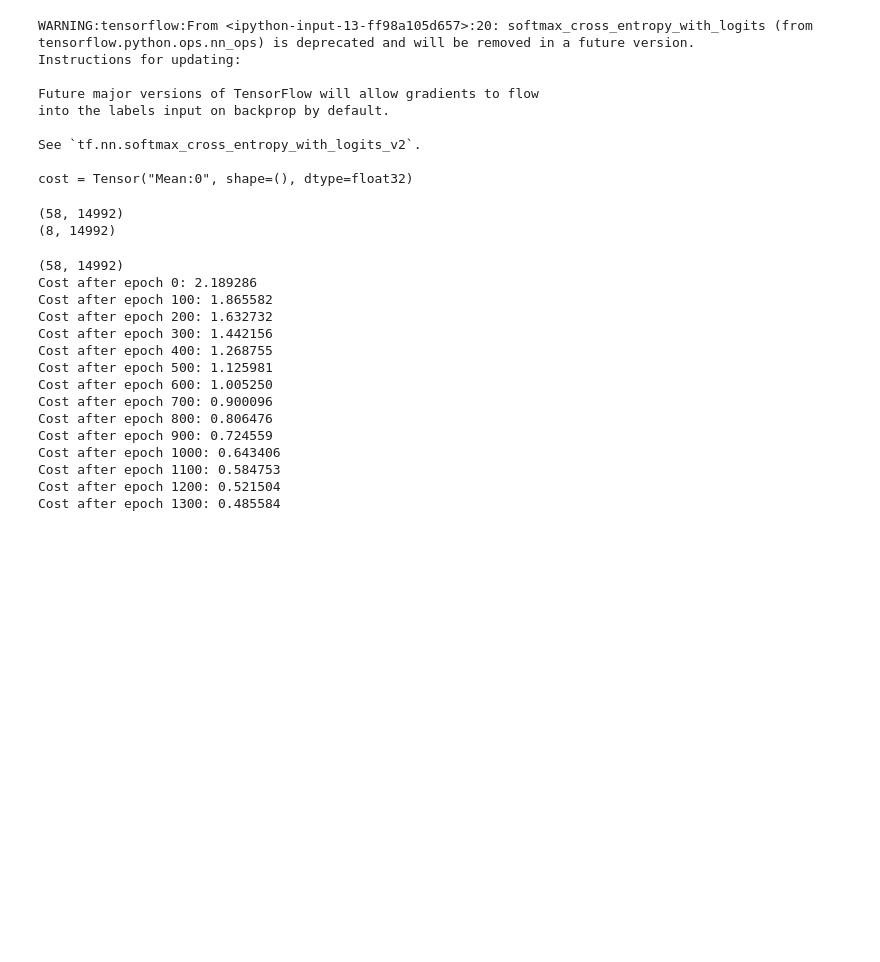
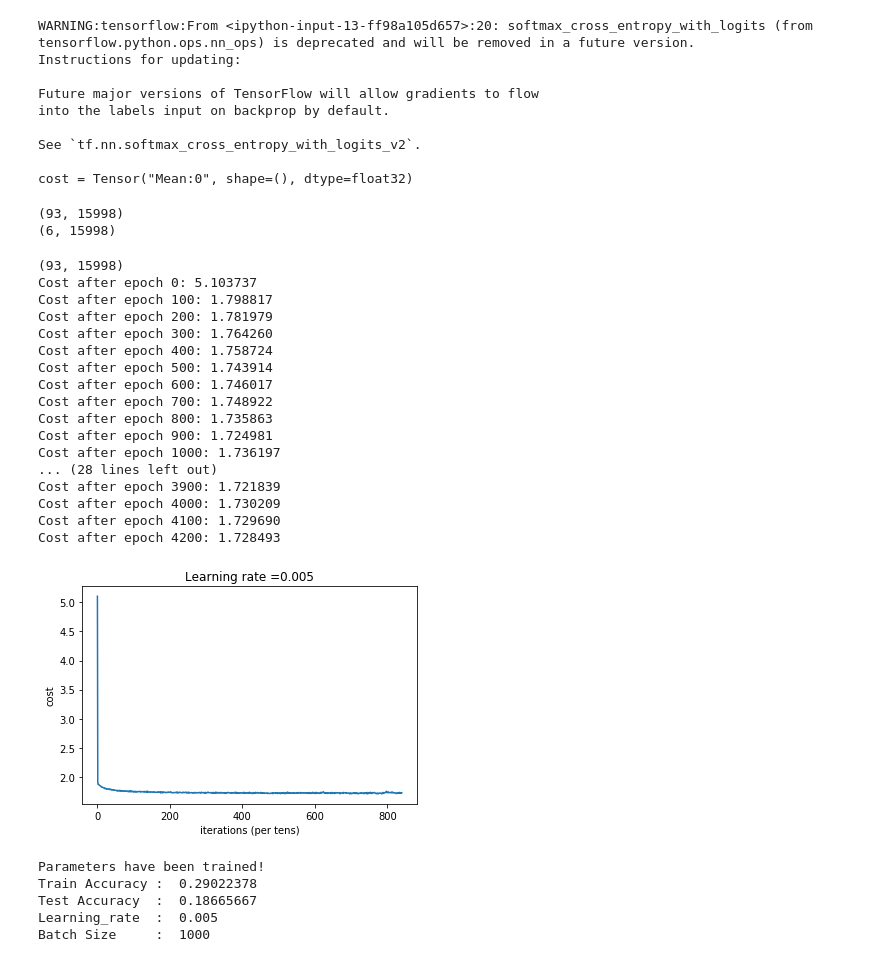
Before and after one commit to sayalideo/Job-Role-Prediction-, a Jupyter notebook: iPy/ANN.ipynb, the cells around one changed output. Cells and saved outputs as stored; diff of their text form; code cells hidden in the pictures; blank space fills up the shorter version.

```diff
--- a/iPy/ANN.ipynb
+++ b/iPy/ANN.ipynb
@@ -29,9 +29,9 @@ print(train_set.shape,test_set.shape)
 # %%
-X_train = train_set.iloc[:,:58]
-Y_train = train_set.iloc[:,58:]
+X_train = train_set.iloc[:,:93]
+Y_train = train_set.iloc[:,93:]
 
-X_test  = test_set.iloc[:,:58]
-Y_test  = test_set.iloc[:,58:]
+X_test  = test_set.iloc[:,:93]
+Y_test  = test_set.iloc[:,93:]
 # %%
 # Explore your dataset
 # X_train = X_train.T
@@ -292,21 +307,22 @@ def forward_propagation(X, parameters):
 
 
     ### START CODE HERE ### (approx. 5 lines)              # Numpy Equivalents:
-    Z1 = tf.add(tf.matmul(W1,X),b1)                        # Z1 = np.dot(W1, X) + b1
+    keep_prob = 0.75
+    Z1 = tf.add(tf.matmul(tf.nn.dropout(W1, keep_prob),X),b1)                        # Z1 = np.dot(W1, X) + b1
     A1 = tf.nn.relu(Z1)                                    # A1 = relu(Z1)
     Z2 = tf.add(tf.matmul(W2,A1),b2)                       # Z2 = np.dot(W2, a1) + b2
     A2 = tf.nn.relu(Z2)                                    # A2 = relu(Z2)
-    Z3 = tf.add(tf.matmul(W3,A2),b3)                       # Z3 = np.dot(W3,a2) + b3
-    A3 = tf.nn.relu(Z3)                                    # A3 = relu(Z3)
+    Z3 = tf.add(tf.matmul(tf.nn.dropout(W3, keep_prob),A2),b3)                       # Z3 = np.dot(W3,a2) + b3
+    A3 = tf.nn.relu(Z3)                                  # A3 = relu(Z3)
     Z4 = tf.add(tf.matmul(W4,A3),b4)                       # Z4 = np.dot(W4,a3) + b4
     A4 = tf.nn.relu(Z4)                                    # A4 = relu(Z4)
-    Z5 = tf.add(tf.matmul(W5,A4),b5)                       # Z5 = np.dot(W5,a4) + b5
+    Z5 = tf.add(tf.matmul(tf.nn.dropout(W5, keep_prob),A4),b5)                       # Z5 = np.dot(W5,a4) + b5
     A5 = tf.nn.relu(Z5)                                    # A5 = relu(Z5)
     Z6 = tf.add(tf.matmul(W6,A5),b6)                       # Z6 = np.dot(W6,a5) + b6
     A6 = tf.nn.relu(Z6)                                    # A5 = relu(Z5)
     Z7 = tf.add(tf.matmul(W7,A6),b7)                       # Z6 = np.dot(W6,a5) + b6
     A7 = tf.nn.relu(Z7)                                    # A5 = relu(Z5)
-    Z8 = tf.add(tf.matmul(W8,A7),b8)                       # Z6 = np.dot(W6,a5) + b6
+    Z8 = tf.add(tf.matmul(tf.nn.dropout(W8, keep_prob),A7),b8)                       # Z6 = np.dot(W6,a5) + b6
     A8 = tf.nn.relu(Z8)                                    # A5 = relu(Z5)
     Z9 = tf.add(tf.matmul(W9,A8),b9)
     A9 = tf.nn.relu(Z9)                                    # A5 = relu(Z5)
@@ -391,7 +407,7 @@ def compute_cost(Z31, Y, params):
     for x in range(n):
         regularizer = regularizer + tf.nn.l2_loss(params['W'+str(x+1)])
     regularizer = tf.nn.l2_loss(params['W'+str(n)])
-    cost = tf.reduce_mean(tf.nn.softmax_cross_entropy_with_logits_v2(logits = logits, labels = labels) + 0.01*regularizer)
+    cost = tf.reduce_mean(tf.nn.softmax_cross_entropy_with_logits_v2(logits = logits, labels = labels) + 0.9*regularizer)
 
     ### END CODE HERE ###
 
@@ -469,11 +485,11 @@ def random_mini_batches(X, Y, mini_batch_size = 512, seed = 0):
 print(X_train.shape)
 print(Y_train.shape)
 # %% [output]
-(58, 14992)
-(8, 14992)
+(93, 15998)
+(6, 15998)
 # %%
 def model(X_train, Y_train, X_test, Y_test, learning_rate = 0.0001,
-          num_epochs = 1500, minibatch_size = 500, print_cost = True):
+          num_epochs = 1500, minibatch_size = 1024, print_cost = True):
     """
     Implements a four-layer tensorflow neural network: LINEAR->RELU->LINEAR->RELU->LINEAR->RELU->LINEAR->SOFTMAX.
 
@@ -501,6 +517,7 @@ def model(X_train, Y_train, X_test, Y_test, learning_rate = 0.0001,
     # Create Placeholders of shape (n_x, n_y)
     ### START CODE HERE ### (1 line)
     X, Y = tf.placeholder(dtype = "float32", shape=(n_x, None) , name="X"), tf.placeholder(dtype = "float32", shape=(n_y,None) , name="Y")
+    keep_prob = tf.placeholder("float")
     ### END CODE HERE ###
 
     # Initialize parameters
@@ -511,12 +528,12 @@ def model(X_train, Y_train, X_test, Y_test, learning_rate = 0.0001,
     # Forward propagation: Build the forward propagation in the tensorflow graph
     ### START CODE HERE ### (1 line)
     #print("here ",X.shape)
-    Z10 = forward_propagation(X, parameters)
+    Z20 = forward_propagation(X, parameters)
     ### END CODE HERE ###
 
     # Cost function: Add cost function to tensorflow graph
     ### START CODE HERE ### (1 line)
-    cost = compute_cost(Z10, Y, parameters)
+    cost = compute_cost(Z20, Y, parameters)
     ### END CODE HERE ###
 
     # Backpropagation: Define the tensorflow optimizer. Use an AdamOptimizer.
@@ -549,7 +566,7 @@ def model(X_train, Y_train, X_test, Y_test, learning_rate = 0.0001,
                 # IMPORTANT: The line that runs the graph on a minibatch.
                 # Run the session to execute the "optimizer" and the "cost", the feedict should contain a minibatch for (X,Y).
                 ### START CODE HERE ### (1 line)
-                _ , minibatch_cost = sess.run([optimizer, cost], feed_dict={X: minibatch_X, Y: minibatch_Y})
+                _ , minibatch_cost = sess.run([optimizer, cost], feed_dict={X: minibatch_X, Y: minibatch_Y, keep_prob : 0.5})
 
                 ### END CODE HERE ###
 
@@ -573,7 +590,7 @@ def model(X_train, Y_train, X_test, Y_test, learning_rate = 0.0001,
         print ("Parameters have been trained!")
 
         # Calculate the correct predictions
-        correct_prediction = tf.equal(tf.argmax(Z10), tf.argmax(Y))
+        correct_prediction = tf.equal(tf.argmax(Z20), tf.argmax(Y))
 
         # Calculate accuracy on the test set
         accuracy = tf.reduce_mean(tf.cast(correct_prediction, "float"))
@@ -588,24 +605,32 @@ def model(X_train, Y_train, X_test, Y_test, learning_rate = 0.0001,
         return parameters
 # %%
 print(X_train.shape)
-parameters= model(X_train, Y_train, X_test, Y_test,num_epochs = 1500)
+parameters= model(X_train, Y_train, X_test, Y_test,num_epochs = 4201,learning_rate = 0.005, minibatch_size = 1000)
 #24,20,2.14
 # %% [output]
-(58, 14992)
-Cost after epoch 0: 2.189286
-Cost after epoch 100: 1.865582
-Cost after epoch 200: 1.632732
-Cost after epoch 300: 1.442156
-Cost after epoch 400: 1.268755
-Cost after epoch 500: 1.125981
-Cost after epoch 600: 1.005250
-Cost after epoch 700: 0.900096
-Cost after epoch 800: 0.806476
-Cost after epoch 900: 0.724559
-Cost after epoch 1000: 0.643406
-Cost after epoch 1100: 0.584753
-Cost after epoch 1200: 0.521504
-Cost after epoch 1300: 0.485584
+(93, 15998)
+Cost after epoch 0: 5.103737
+Cost after epoch 100: 1.798817
+Cost after epoch 200: 1.781979
+Cost after epoch 300: 1.764260
+Cost after epoch 400: 1.758724
+Cost after epoch 500: 1.743914
+Cost after epoch 600: 1.746017
+Cost after epoch 700: 1.748922
+Cost after epoch 800: 1.735863
+Cost after epoch 900: 1.724981
+Cost after epoch 1000: 1.736197
+... (28 lines left out)
+Cost after epoch 3900: 1.721839
+Cost after epoch 4000: 1.730209
+Cost after epoch 4100: 1.729690
+Cost after epoch 4200: 1.728493
+[figure, added]
+Parameters have been trained!
+Train Accuracy :  0.29022378
+Test Accuracy  :  0.18665667
+Learning_rate  :  0.005
+Batch Size     :  1000
 # %%
 def precision(label, confusion_matrix):
     col = confusion_matrix[:, label]
```
Also changed, not shown: parts of 6 cells of this notebook, 14 other files.
